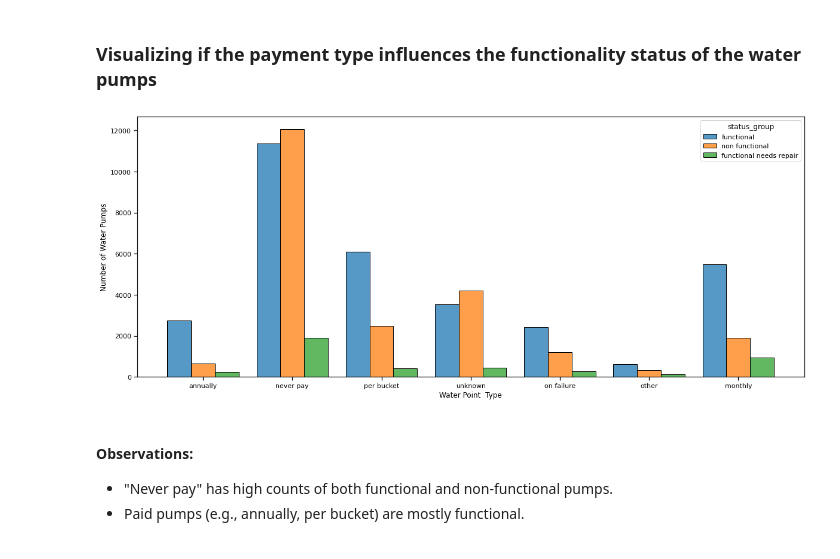
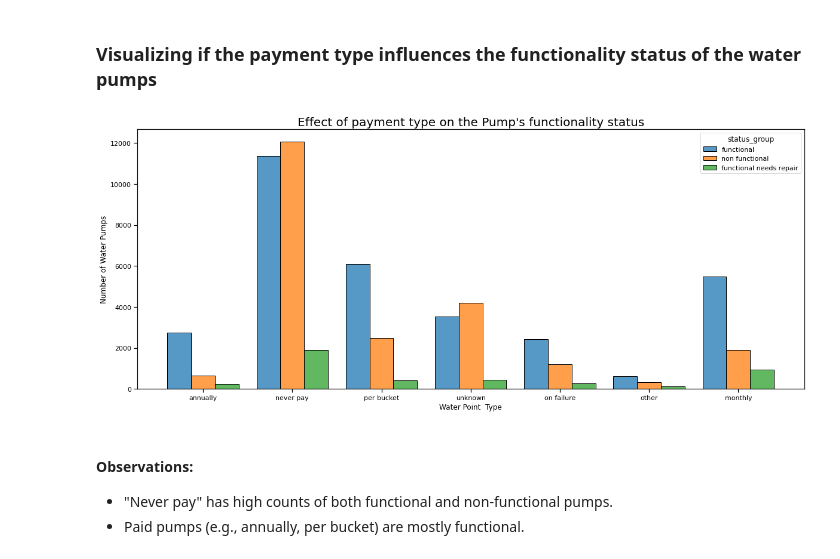
Before and after one commit to Uxer-Janine/Flatiron_DS_Phase_3, a Jupyter notebook: End of Phase Project/index.ipynb, the cells around one changed output. Cells and saved outputs as stored; diff of their text form; code cells hidden in the pictures.

```diff
--- a/End of Phase Project/index.ipynb
+++ b/End of Phase Project/index.ipynb
@@ -227,14 +276,23 @@ ax.set_ylabel("Number of water pumps");
 # %% [markdown]
 ### Visualizing if the payment type influences the functionality status of the water pumps
 # %%
+# Visualizing if the payment type influences the functionality status of the water pumps
+
 pop_status = training_data.groupby(['status_group'])['population'].sum()
 
 fig, ax  = plt.subplots(figsize=(20,8))
 sns.histplot(data=training_data, x="payment_type", hue="status_group", multiple="dodge", shrink=.8, ax=ax)
 ax.set_xlabel('Water Point  Type')
-ax.set_ylabel('Number of Water Pumps');
+ax.set_ylabel('Number of Water Pumps')
+plt.title("Effect of payment type on the Pump's functionality status", fontsize=20)
+
+# Save to Images folder
+plt.savefig("Images/Effect of payment type on the Pump's functionality status.png")
+
+# Show the plot
+plt.show();
 # %% [output]
-[figure, old version]
+[figure, new version]
 # %% [markdown]
 #### Observations:
 
```
Also changed, not shown: parts of 24 cells of this notebook.
